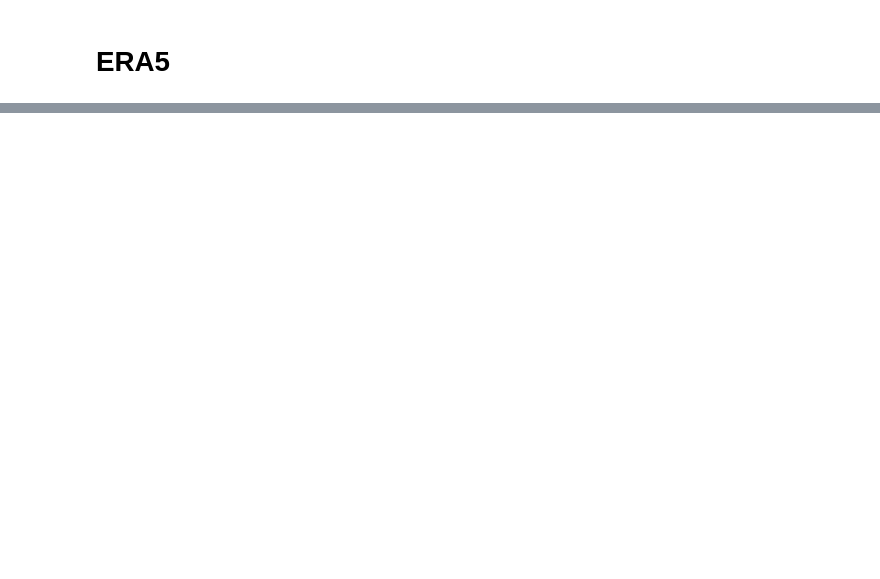
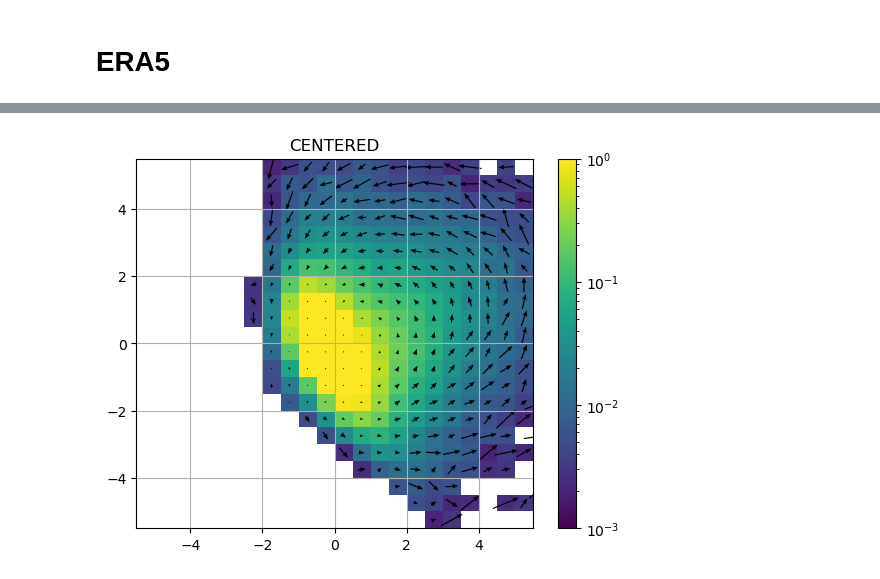
Before and after one commit to pedroanguloumana/scale_interaction_in_gsam, a Jupyter notebook: notebooks/Mean Large-Scale Evolution in PC Space.ipynb, the cells around one changed output, grey strips where cells are left out. Drawn from its saved outputs; the diff is of its cells as text; code cells hidden in the pictures; blank space fills up the shorter version.

```diff
--- a/notebooks/Mean Large-Scale Evolution in PC Space.ipynb
+++ b/notebooks/Mean Large-Scale Evolution in PC Space.ipynb
@@ -108,7 +121,99 @@ fig.colorbar(c)
 # %% [markdown]
 # ERA5
+# %%
+# Parameters for analysis and plotting
+obs_cutoff = 10
+method = 'centered'
+arrow_space=1
+scale = 10
 # %%
+# Load PCs and normalize them by std dev
+#
 pcs = load_era5_eofs_pcs().scores()
 pcs = pcs/pcs.std(('latitude', 'longitude', 'time'))
-delta_pc, pivot = _compute_delta_pc(pcs, 'forward', n=1, dt=3)
-pcs = pcs.sel(time=delta_pc.time)
+# Set bins for PCs and make plotting mesh
+#
+pc_bins = np.arange(-10, 10, 0.5)
+xmesh, ymesh = np.meshgrid(array_midpoints(pc_bins), array_midpoints(pc_bins))
+# Since the PCs come from different years, we need to compute each year seperately.
+# Counts and sum of deltas will be stored in a dict, mean will be computed after
+#
+pcs_grouped = pcs.groupby(pcs.time.dt.year)
+quiver_plot_data = {
+    'year': [],
+    'counts': [],
+    'sum_delta_pc1': [],
+    'sum_delta_pc2': []
+}
+for year, ypcs in pcs_grouped:
+    delta_pcs, pivot = _compute_delta_pc(ypcs, method, n=1, dt=3)
+    ypcs = ypcs.sel(time=delta_pcs.time)
+    quiver_plot_data['year'].append(year)
+
+    # Counts
+    #
+    quiver_plot_data['counts'].append(
+        binned_statistic_2d(
+            ypcs.sel(mode=2).data.ravel(), # y-coordinate data first
+            ypcs.sel(mode=1).data.ravel(), # x-coordinate data first
+            None,
+            statistic='count',
+            bins = [pc_bins, pc_bins]
+        ).statistic
+    )
+    # Sum of delta pcs
+    #
+    quiver_plot_data['sum_delta_pc1'].append(
+        binned_statistic_2d(
+            ypcs.sel(mode=2).data.ravel(), # y-coordinate data first
+            ypcs.sel(mode=1).data.ravel(), # x-coordinate data first
+            delta_pcs.sel(mode=1).data.ravel(),
+            statistic=np.nansum,
+            bins = [pc_bins, pc_bins]
+        ).statistic
+    )
+    quiver_plot_data['sum_delta_pc2'].append(
+        binned_statistic_2d(
+            ypcs.sel(mode=2).data.ravel(), # y-coordinate data first
+            ypcs.sel(mode=1).data.ravel(), # x-coordinate data first
+            delta_pcs.sel(mode=2).data.ravel(),
+            statistic=np.nansum,
+            bins = [pc_bins, pc_bins]
+        ).statistic
+    )
+
+# Combine year data into single histogram and quiver plot
+#
+counts = np.stack(quiver_plot_data['counts']).sum(axis=0)
+mean_delta_x = np.stack(quiver_plot_data['sum_delta_pc1']).sum(axis=0)/counts
+mean_delta_y = np.stack(quiver_plot_data['sum_delta_pc2']).sum(axis=0)/counts
+
+# Plot the histogram in shading and add quiver
+#
+fig, ax = plt.subplots()
+samp = (slice(None, None, arrow_space), slice(None, None, arrow_space))  # keeps arrows from being too dense
+mask = counts<obs_cutoff  # what pixels to not show due to small data samle
+c = ax.pcolormesh(
+    xmesh,
+    ymesh,
+    np.ma.masked_array(100*counts/counts.sum(), mask=mask),
+    norm=colors.LogNorm(vmin=1e-3, vmax=1e0),
+    cmap=plt.cm.viridis.copy()
+)
+ax.quiver(
+    xmesh[samp],
+    ymesh[samp],
+    np.ma.masked_array(mean_delta_x[samp], mask=mask),
+    np.ma.masked_array(mean_delta_y[samp], mask=mask),
+    angles='xy',
+    pivot=pivot,
+    scale=10,
+    width=0.003, headwidth=4, facecolor='black'
+)
+
+ax.grid()
+ax.set_xlim(-5.5, 5.5)
+ax.set_ylim(-5.5, 5.5)
+ax.set_title(method.upper())
+fig.colorbar(c)
+# %% [output]
@@ -114,0 +221 @@ pcs = pcs.sel(time=delta_pc.time)
+[figure, added]
```
Also changed, not shown: parts of 7 cells of this notebook.
